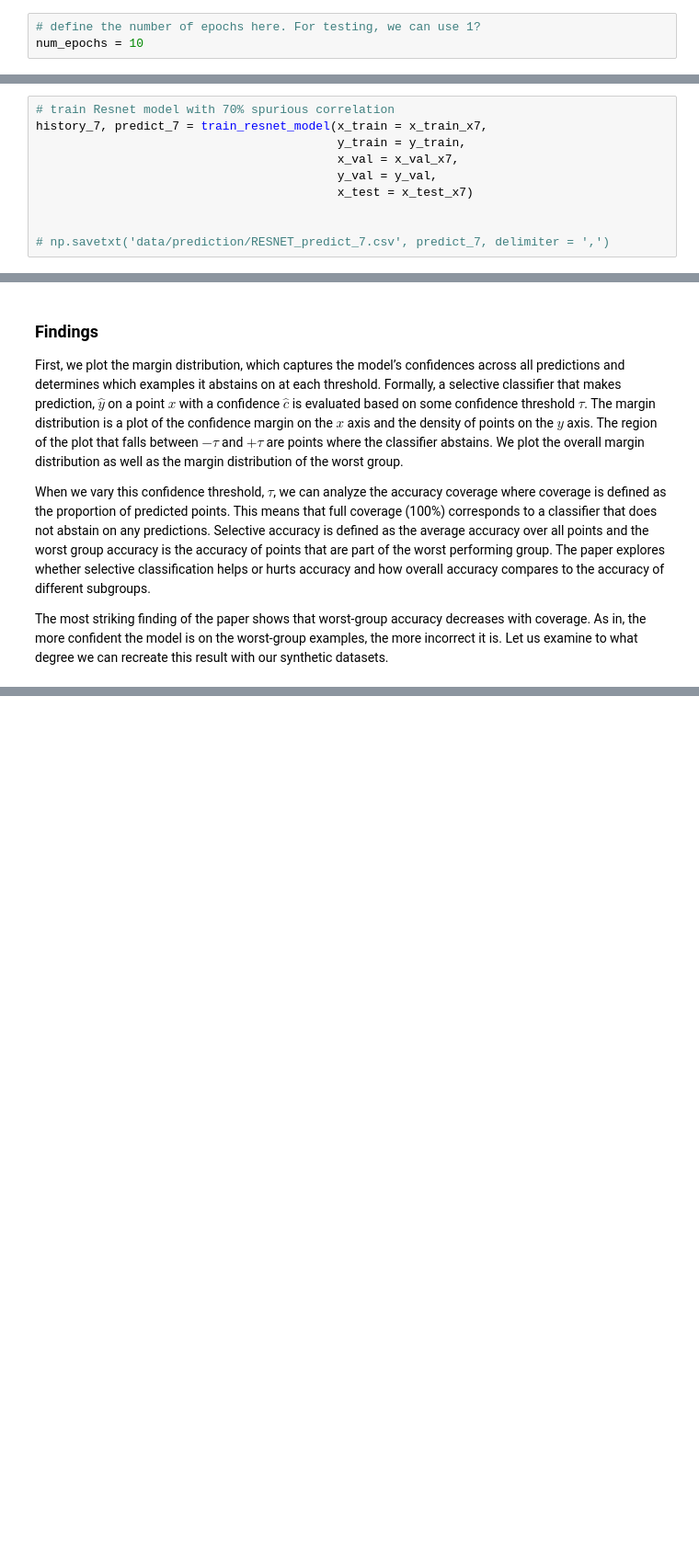
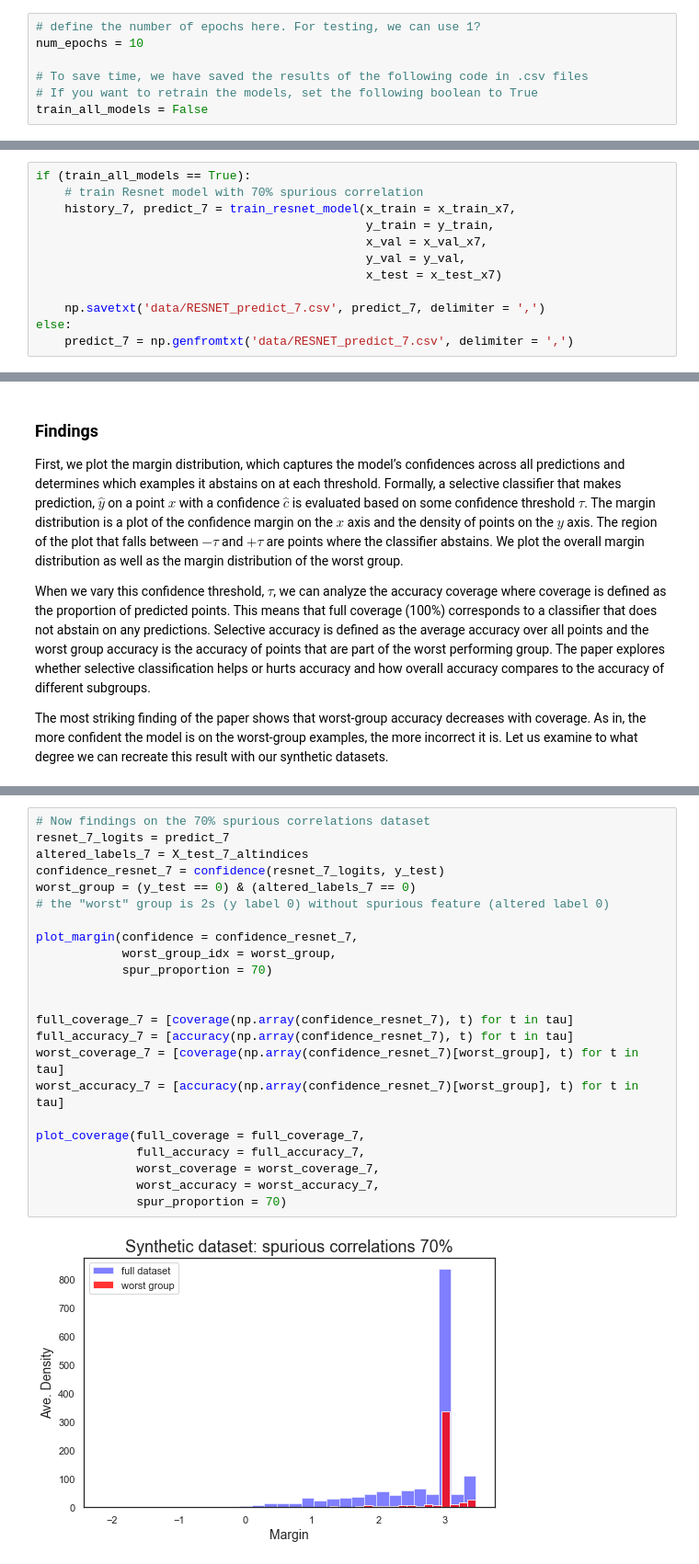
Before and after one commit to JWatsonDaniels/am207-2021, a Jupyter notebook: train_model_PT.ipynb, the cells around one changed output, grey strips where cells are left out. Shown at 92% size. Saved outputs shown, nothing was run; the diff lists cells and outputs as text; blank space fills up the shorter version.

Commit message:
cleaned up the code a bit more and made plots for the RESNET models for team dsicussion

```diff
--- a/train_model_PT.ipynb
+++ b/train_model_PT.ipynb
@@ -316,6 +316,10 @@ x_val_x3 = tf.image.resize(x_val_x3, [input_shape, input_shape])
 # %%
 # define the number of epochs here. For testing, we can use 1?
 num_epochs = 10
+
+# To save time, we have saved the results of the following code in .csv files
+# If you want to retrain the models, set the following boolean to True
+train_all_models = False
 # %%
 def train_resnet_model(x_train, y_train, x_val, y_val, x_test):
     ''' This function loads the ResNet with preset weights, adds three layers, and fits the model.
@@ -395,11 +379,13 @@ Epoch 10/10
 # %%
-# train Resnet model with 70% spurious correlation
-history_7, predict_7 = train_resnet_model(x_train = x_train_x7,
-                                          y_train = y_train,
-                                          x_val = x_val_x7,
-                                          y_val = y_val,
-                                          x_test = x_test_x7)
+if (train_all_models == True):
+    # train Resnet model with 70% spurious correlation
+    history_7, predict_7 = train_resnet_model(x_train = x_train_x7,
+                                              y_train = y_train,
+                                              x_val = x_val_x7,
+                                              y_val = y_val,
+                                              x_test = x_test_x7)
 
-
-# np.savetxt('data/prediction/RESNET_predict_7.csv', predict_7, delimiter = ',')
+    np.savetxt('data/RESNET_predict_7.csv', predict_7, delimiter = ',')
+else:
+    predict_7 = np.genfromtxt('data/RESNET_predict_7.csv', delimiter = ',')
 # %%
@@ -589,0 +724,25 @@ plot_coverage(full_coverage = full_coverage_9,
+# %%
+# Now findings on the 70% spurious correlations dataset
+resnet_7_logits = predict_7
+altered_labels_7 = X_test_7_altindices
+confidence_resnet_7 = confidence(resnet_7_logits, y_test)
+worst_group = (y_test == 0) & (altered_labels_7 == 0)
+# the "worst" group is 2s (y label 0) without spurious feature (altered label 0)
+
+plot_margin(confidence = confidence_resnet_7,
+            worst_group_idx = worst_group,
+            spur_proportion = 70)
+
+
+full_coverage_7 = [coverage(np.array(confidence_resnet_7), t) for t in tau]
+full_accuracy_7 = [accuracy(np.array(confidence_resnet_7), t) for t in tau]
+worst_coverage_7 = [coverage(np.array(confidence_resnet_7)[worst_group], t) for t in tau]
+worst_accuracy_7 = [accuracy(np.array(confidence_resnet_7)[worst_group], t) for t in tau]
+
+plot_coverage(full_coverage = full_coverage_7,
+              full_accuracy = full_accuracy_7,
+              worst_coverage = worst_coverage_7,
+              worst_accuracy = worst_accuracy_7,
+              spur_proportion = 70)
+# %% [output]
+[figure, added]
```
Also changed, not shown: parts of 30 cells of this notebook, 8 other files.
